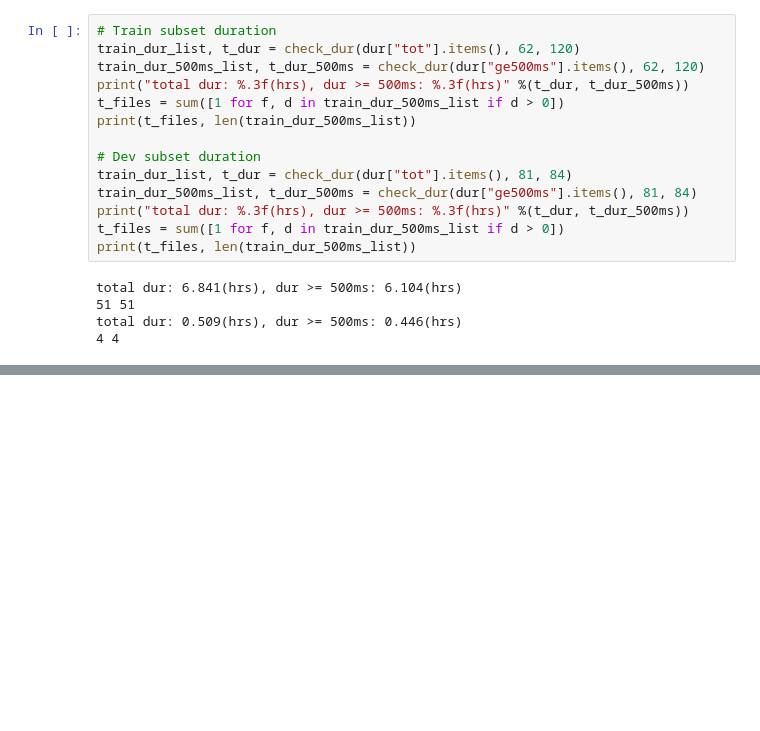
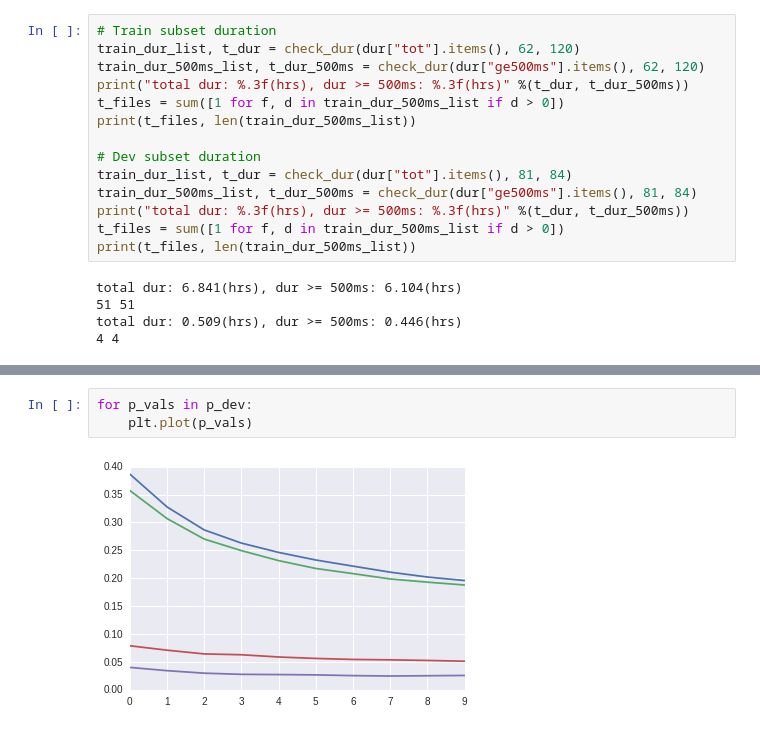
Before and after one commit to 0xSameer/speech_patterns, a Jupyter notebook: visualize_utd.ipynb, the cells around one changed output, grey strips where cells are left out. Drawn from its saved outputs; the diff is of its cells as text; blank space fills up the shorter version.

```diff
--- a/visualize_utd.ipynb
+++ b/visualize_utd.ipynb
@@ -764,0 +793,5 @@ len(eval_dict), eval_dict[:2]
+# %%
+for p_vals in p_dev:
+    plt.plot(p_vals)
+# %% [output]
+[figure, added]
```
Also changed, not shown: parts of 10 cells of this notebook, 4 other files.
